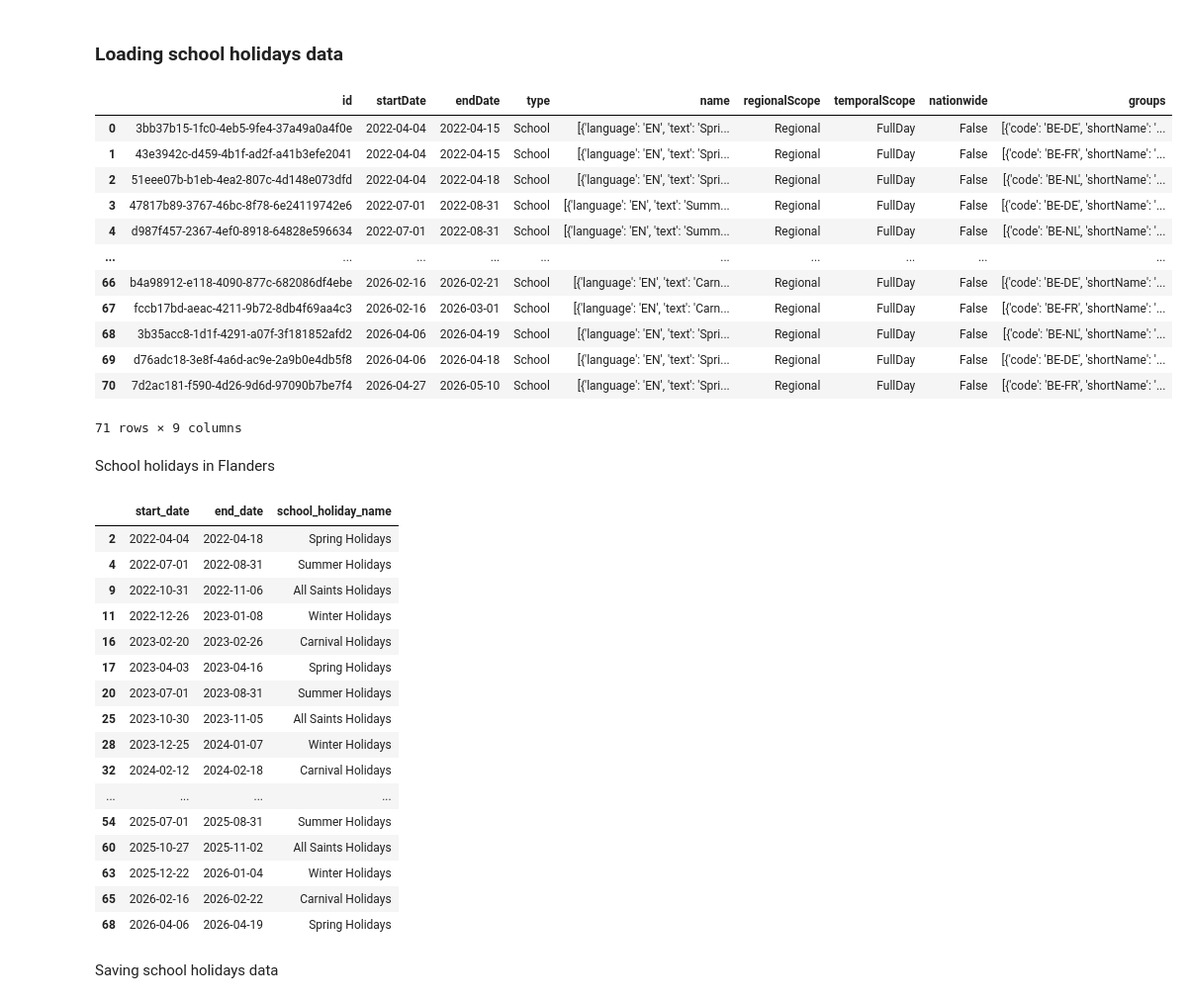
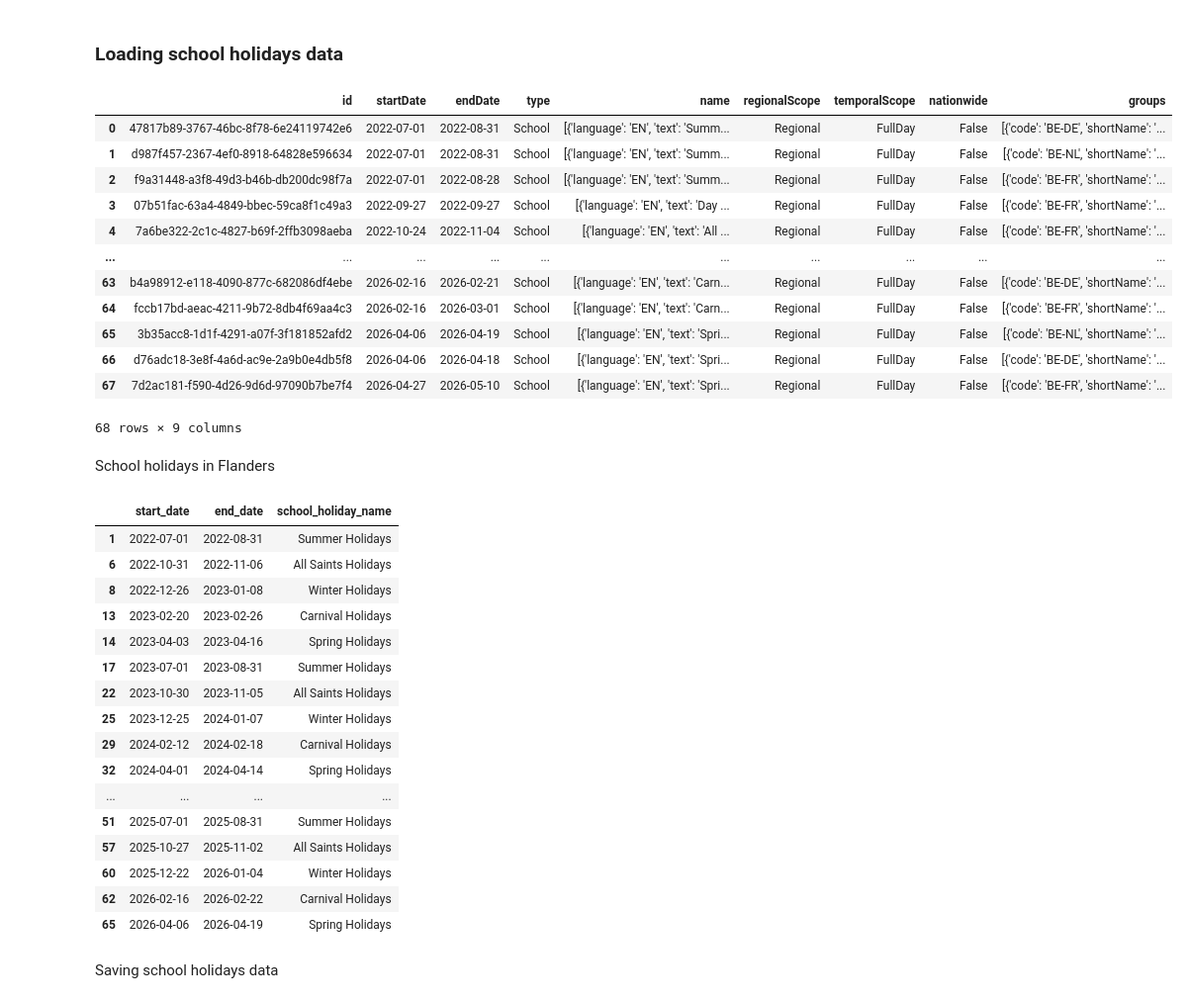
Before and after one commit to annasolodka/mda-cycling-traffic-analysis, a Jupyter notebook: notebooks/01_load_data.ipynb, the cells around one changed output. Shown at 99% size. Cells and saved outputs as stored; diff of their text form; code cells hidden in the pictures.

```diff
--- a/notebooks/01_load_data.ipynb
+++ b/notebooks/01_load_data.ipynb
@@ -443,45 +442,45 @@ public_holidays.to_csv(
 # %%
 school_holidays_url = "https://openholidaysapi.org/SchoolHolidays"
 
 date_ranges = [
-    ("2022-04-01", "2025-03-31"),
+    ("2022-05-01", "2025-03-31"),
     ("2025-04-01", "2026-04-30"),
 ]
 
 school_holidays = []
 
 for valid_from, valid_to in date_ranges:
     params = {
         "countryIsoCode": "BE",
         "validFrom": valid_from,
         "validTo": valid_to,
         "languageIsoCode": "EN",
     }
 
     response = requests.get(school_holidays_url, params=params)
     response.raise_for_status()
 
     data = response.json()
     temp = pd.json_normalize(data)
     school_holidays.append(temp)
 
 school_holidays = pd.concat(school_holidays, ignore_index=True)
 
 school_holidays
 # %% [output]
 |  | id | startDate | endDate | type | name | regionalScope | temporalScope | nationwide | groups |
-| 0 | 3bb37b15-1fc0-4eb5-9fe4-37a49a0a4f0e | 2022-04-04 | 2022-04-15 | School | [{'language': 'EN', 'text': 'Spri... | Regional | FullDay | False | [{'code': 'BE-DE', 'shortName': '... |
-| 1 | 43e3942c-d459-4b1f-ad2f-a41b3efe2041 | 2022-04-04 | 2022-04-15 | School | [{'language': 'EN', 'text': 'Spri... | Regional | FullDay | False | [{'code': 'BE-FR', 'shortName': '... |
-| 2 | 51eee07b-b1eb-4ea2-807c-4d148e073dfd | 2022-04-04 | 2022-04-18 | School | [{'language': 'EN', 'text': 'Spri... | Regional | FullDay | False | [{'code': 'BE-NL', 'shortName': '... |
-| 3 | 47817b89-3767-46bc-8f78-6e24119742e6 | 2022-07-01 | 2022-08-31 | School | [{'language': 'EN', 'text': 'Summ... | Regional | FullDay | False | [{'code': 'BE-DE', 'shortName': '... |
-| 4 | d987f457-2367-4ef0-8918-64828e596634 | 2022-07-01 | 2022-08-31 | School | [{'language': 'EN', 'text': 'Summ... | Regional | FullDay | False | [{'code': 'BE-NL', 'shortName': '... |
+| 0 | 47817b89-3767-46bc-8f78-6e24119742e6 | 2022-07-01 | 2022-08-31 | School | [{'language': 'EN', 'text': 'Summ... | Regional | FullDay | False | [{'code': 'BE-DE', 'shortName': '... |
+| 1 | d987f457-2367-4ef0-8918-64828e596634 | 2022-07-01 | 2022-08-31 | School | [{'language': 'EN', 'text': 'Summ... | Regional | FullDay | False | [{'code': 'BE-NL', 'shortName': '... |
+| 2 | f9a31448-a3f8-49d3-b46b-db200dc98f7a | 2022-07-01 | 2022-08-28 | School | [{'language': 'EN', 'text': 'Summ... | Regional | FullDay | False | [{'code': 'BE-FR', 'shortName': '... |
+| 3 | 07b51fac-63a4-4849-bbec-59ca8f1c49a3 | 2022-09-27 | 2022-09-27 | School | [{'language': 'EN', 'text': 'Day ... | Regional | FullDay | False | [{'code': 'BE-FR', 'shortName': '... |
+| 4 | 7a6be322-2c1c-4827-b69f-2ffb3098aeba | 2022-10-24 | 2022-11-04 | School | [{'language': 'EN', 'text': 'All ... | Regional | FullDay | False | [{'code': 'BE-FR', 'shortName': '... |
 | ... | ... | ... | ... | ... | ... | ... | ... | ... | ... |
-| 66 | b4a98912-e118-4090-877c-682086df4ebe | 2026-02-16 | 2026-02-21 | School | [{'language': 'EN', 'text': 'Carn... | Regional | FullDay | False | [{'code': 'BE-DE', 'shortName': '... |
-| 67 | fccb17bd-aeac-4211-9b72-8db4f69aa4c3 | 2026-02-16 | 2026-03-01 | School | [{'language': 'EN', 'text': 'Carn... | Regional | FullDay | False | [{'code': 'BE-FR', 'shortName': '... |
-| 68 | 3b35acc8-1d1f-4291-a07f-3f181852afd2 | 2026-04-06 | 2026-04-19 | School | [{'language': 'EN', 'text': 'Spri... | Regional | FullDay | False | [{'code': 'BE-NL', 'shortName': '... |
-| 69 | d76adc18-3e8f-4a6d-ac9e-2a9b0e4db5f8 | 2026-04-06 | 2026-04-18 | School | [{'language': 'EN', 'text': 'Spri... | Regional | FullDay | False | [{'code': 'BE-DE', 'shortName': '... |
-| 70 | 7d2ac181-f590-4d26-9d6d-97090b7be7f4 | 2026-04-27 | 2026-05-10 | School | [{'language': 'EN', 'text': 'Spri... | Regional | FullDay | False | [{'code': 'BE-FR', 'shortName': '... |
+| 63 | b4a98912-e118-4090-877c-682086df4ebe | 2026-02-16 | 2026-02-21 | School | [{'language': 'EN', 'text': 'Carn... | Regional | FullDay | False | [{'code': 'BE-DE', 'shortName': '... |
+| 64 | fccb17bd-aeac-4211-9b72-8db4f69aa4c3 | 2026-02-16 | 2026-03-01 | School | [{'language': 'EN', 'text': 'Carn... | Regional | FullDay | False | [{'code': 'BE-FR', 'shortName': '... |
+| 65 | 3b35acc8-1d1f-4291-a07f-3f181852afd2 | 2026-04-06 | 2026-04-19 | School | [{'language': 'EN', 'text': 'Spri... | Regional | FullDay | False | [{'code': 'BE-NL', 'shortName': '... |
+| 66 | d76adc18-3e8f-4a6d-ac9e-2a9b0e4db5f8 | 2026-04-06 | 2026-04-18 | School | [{'language': 'EN', 'text': 'Spri... | Regional | FullDay | False | [{'code': 'BE-DE', 'shortName': '... |
+| 67 | 7d2ac181-f590-4d26-9d6d-97090b7be7f4 | 2026-04-27 | 2026-05-10 | School | [{'language': 'EN', 'text': 'Spri... | Regional | FullDay | False | [{'code': 'BE-FR', 'shortName': '... |
-71 rows × 9 columns
+68 rows × 9 columns
 # %% [markdown]
 School holidays in Flanders
 # %%
@@ -515,22 +514,22 @@ school_holidays_flanders = school_holidays_flanders[
 school_holidays_flanders
 # %% [output]
 |  | start_date | end_date | school_holiday_name |
-| 2 | 2022-04-04 | 2022-04-18 | Spring Holidays |
-| 4 | 2022-07-01 | 2022-08-31 | Summer Holidays |
-| 9 | 2022-10-31 | 2022-11-06 | All Saints Holidays |
-| 11 | 2022-12-26 | 2023-01-08 | Winter Holidays |
-| 16 | 2023-02-20 | 2023-02-26 | Carnival Holidays |
-| 17 | 2023-04-03 | 2023-04-16 | Spring Holidays |
-| 20 | 2023-07-01 | 2023-08-31 | Summer Holidays |
-| 25 | 2023-10-30 | 2023-11-05 | All Saints Holidays |
-| 28 | 2023-12-25 | 2024-01-07 | Winter Holidays |
-| 32 | 2024-02-12 | 2024-02-18 | Carnival Holidays |
+| 1 | 2022-07-01 | 2022-08-31 | Summer Holidays |
+| 6 | 2022-10-31 | 2022-11-06 | All Saints Holidays |
+| 8 | 2022-12-26 | 2023-01-08 | Winter Holidays |
+| 13 | 2023-02-20 | 2023-02-26 | Carnival Holidays |
+| 14 | 2023-04-03 | 2023-04-16 | Spring Holidays |
+| 17 | 2023-07-01 | 2023-08-31 | Summer Holidays |
+| 22 | 2023-10-30 | 2023-11-05 | All Saints Holidays |
+| 25 | 2023-12-25 | 2024-01-07 | Winter Holidays |
+| 29 | 2024-02-12 | 2024-02-18 | Carnival Holidays |
+| 32 | 2024-04-01 | 2024-04-14 | Spring Holidays |
 | ... | ... | ... | ... |
-| 54 | 2025-07-01 | 2025-08-31 | Summer Holidays |
-| 60 | 2025-10-27 | 2025-11-02 | All Saints Holidays |
-| 63 | 2025-12-22 | 2026-01-04 | Winter Holidays |
-| 65 | 2026-02-16 | 2026-02-22 | Carnival Holidays |
-| 68 | 2026-04-06 | 2026-04-19 | Spring Holidays |
+| 51 | 2025-07-01 | 2025-08-31 | Summer Holidays |
+| 57 | 2025-10-27 | 2025-11-02 | All Saints Holidays |
+| 60 | 2025-12-22 | 2026-01-04 | Winter Holidays |
+| 62 | 2026-02-16 | 2026-02-22 | Carnival Holidays |
+| 65 | 2026-04-06 | 2026-04-19 | Spring Holidays |
 # %% [markdown]
 Saving school holidays data
 # %%
```
Also changed, not shown: parts of 15 cells of this notebook, 1 other file.
